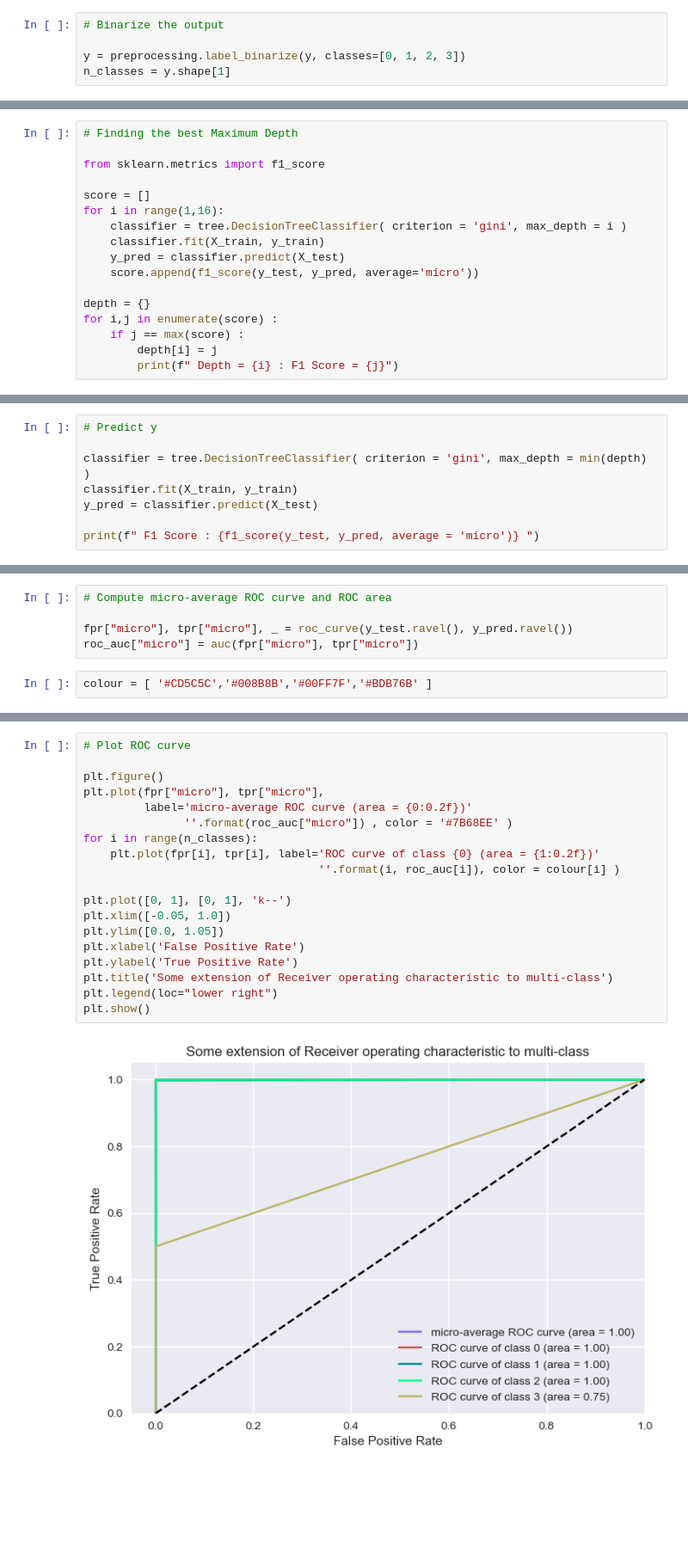
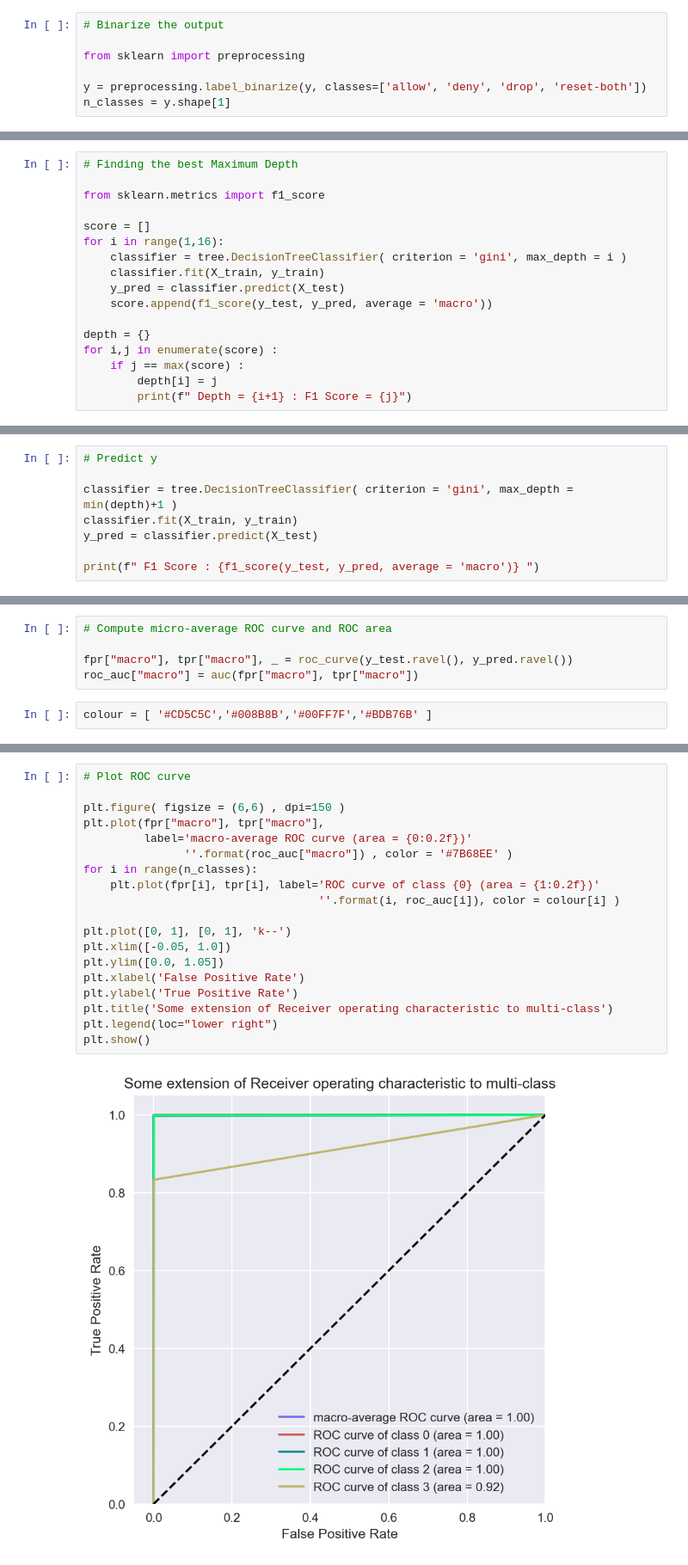
Before and after one commit to HikariJadeEmpire/Firewall_Classifier, a Jupyter notebook: ML_Firewall.ipynb, the cells around one changed output, grey strips where cells are left out. Shown: that part at 86% size. Cells and saved outputs as stored; diff of their text form; blank space fills up the shorter version.

```diff
--- a/ML_Firewall.ipynb
+++ b/ML_Firewall.ipynb
@@ -116,5 +106,7 @@ y = df.loc[ :, ["Action"] ]
 # %%
 # Binarize the output
 
-y = preprocessing.label_binarize(y, classes=[0, 1, 2, 3])
+from sklearn import preprocessing
+
+y = preprocessing.label_binarize(y, classes=['allow', 'deny', 'drop', 'reset-both'])
 n_classes = y.shape[1]
@@ -172,11 +174,11 @@ for i in range(1,16):
     classifier = tree.DecisionTreeClassifier( criterion = 'gini', max_depth = i )
     classifier.fit(X_train, y_train)
     y_pred = classifier.predict(X_test)
-    score.append(f1_score(y_test, y_pred, average='micro'))
+    score.append(f1_score(y_test, y_pred, average = 'macro'))
 
 depth = {}
 for i,j in enumerate(score) :
     if j == max(score) :
         depth[i] = j
-        print(f" Depth = {i} : F1 Score = {j}")
+        print(f" Depth = {i+1} : F1 Score = {j}")
 # %% [output]
@@ -194,9 +200,9 @@ plt.plot(min(depth),min(depth.values()),marker = 'o',color = '#7CFC00' )
 # %%
 # Predict y
 
-classifier = tree.DecisionTreeClassifier( criterion = 'gini', max_depth = min(depth) )
+classifier = tree.DecisionTreeClassifier( criterion = 'gini', max_depth = min(depth)+1 )
 classifier.fit(X_train, y_train)
 y_pred = classifier.predict(X_test)
 
-print(f" F1 Score : {f1_score(y_test, y_pred, average = 'micro')} ")
+print(f" F1 Score : {f1_score(y_test, y_pred, average = 'macro')} ")
 # %% [output]
@@ -240,8 +246,8 @@ for i in range(n_classes):
 # %%
 # Compute micro-average ROC curve and ROC area
 
-fpr["micro"], tpr["micro"], _ = roc_curve(y_test.ravel(), y_pred.ravel())
-roc_auc["micro"] = auc(fpr["micro"], tpr["micro"])
+fpr["macro"], tpr["macro"], _ = roc_curve(y_test.ravel(), y_pred.ravel())
+roc_auc["macro"] = auc(fpr["macro"], tpr["macro"])
 # %%
 colour = [ '#CD5C5C','#008B8B','#00FF7F','#BDB76B' ]
 # %%
@@ -262,23 +268,23 @@ plt.show()
 # %%
 # Plot ROC curve
 
-plt.figure()
-plt.plot(fpr["micro"], tpr["micro"],
-         label='micro-average ROC curve (area = {0:0.2f})'
-               ''.format(roc_auc["micro"]) , color = '#7B68EE' )
+plt.figure( figsize = (6,6) , dpi=150 )
+plt.plot(fpr["macro"], tpr["macro"],
+         label='macro-average ROC curve (area = {0:0.2f})'
+               ''.format(roc_auc["macro"]) , color = '#7B68EE' )
 for i in range(n_classes):
     plt.plot(fpr[i], tpr[i], label='ROC curve of class {0} (area = {1:0.2f})'
                                    ''.format(i, roc_auc[i]), color = colour[i] )
 
 plt.plot([0, 1], [0, 1], 'k--')
 plt.xlim([-0.05, 1.0])
 plt.ylim([0.0, 1.05])
 plt.xlabel('False Positive Rate')
 plt.ylabel('True Positive Rate')
 plt.title('Some extension of Receiver operating characteristic to multi-class')
 plt.legend(loc="lower right")
 plt.show()
 # %% [output]
-[figure, old version]
+[figure, new version]
 # %% [markdown]
 - class 0 : 'allow'
```
Also changed, not shown: parts of 15 cells of this notebook.
